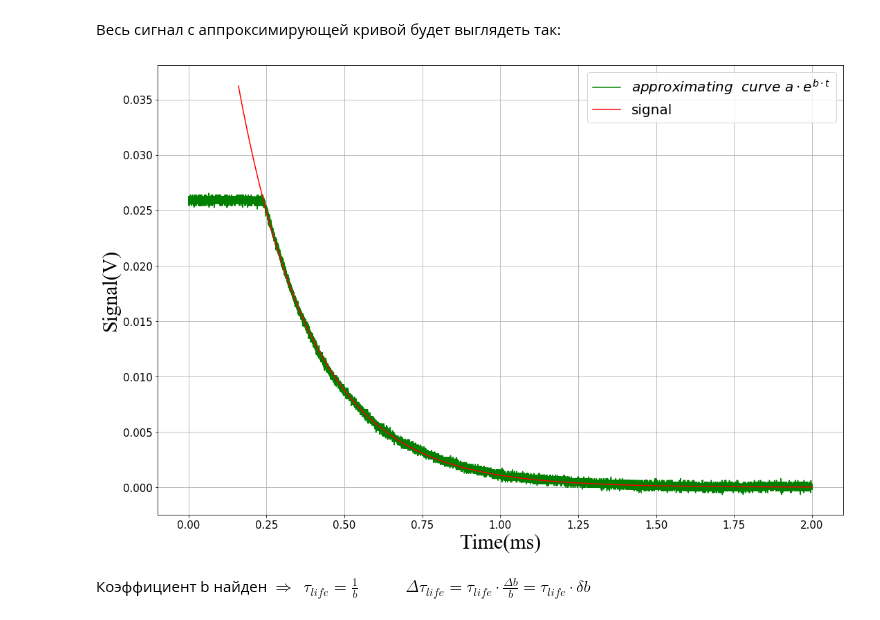
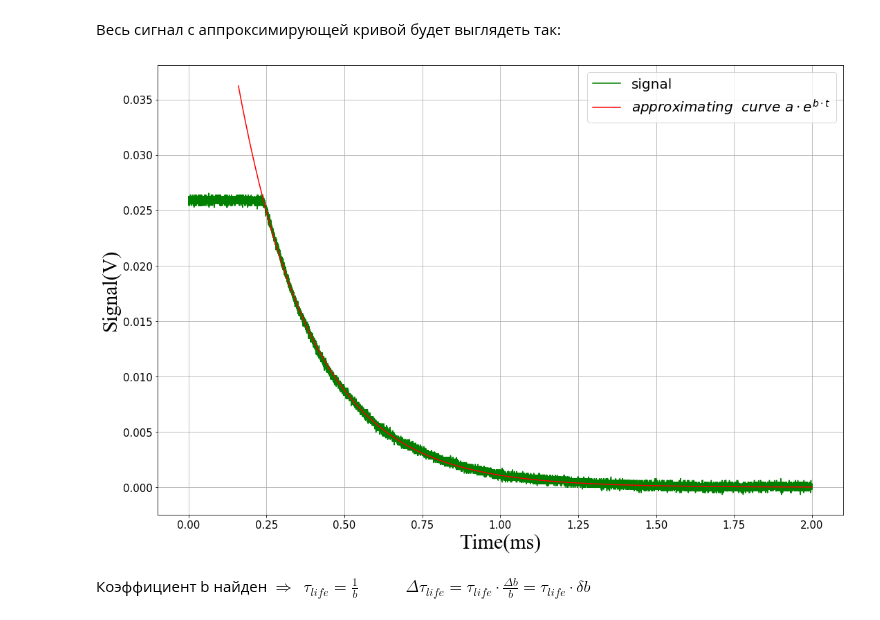
Before and after one commit to starosta39/laboratory_work, a Jupyter notebook: neodymium_laser/Neodymium_laser.ipynb, the cells around one changed output. Drawn from its saved outputs; the diff is of its cells as text; code cells hidden in the pictures.

```diff
--- a/neodymium_laser/Neodymium_laser.ipynb
+++ b/neodymium_laser/Neodymium_laser.ipynb
@@ -80,18 +80,18 @@ ampl_coef = 1e+3
 # %%
 
 fig = plt.figure(figsize=(15, 10))
 ax = fig.add_subplot(1,1,1)
-ax.plot(time_lt * time_coef,  signal_lt, c = 'g',label = "$approximating~~curve~a\cdot e^{b\cdot t}$")
-ax.plot(time_lt[4000:]* time_coef, a*np.exp(b*time_lt[4000:]), c = 'r', label = "signal")
+ax.plot(time_lt * time_coef,  signal_lt, c = 'g',label = "signal")
+ax.plot(time_lt[4000:]* time_coef, a*np.exp(b*time_lt[4000:]), c = 'r', label = "$approximating~~curve~a\cdot e^{b\cdot t}$")
 ax.set_xlabel('Time(ms)',{'fontname':'Times New Roman'},fontweight='light',color='k', fontsize=30)
 ax.set_ylabel("Signal(V)",{'fontname':'Times New Roman'},fontweight='light',color='k', fontsize=30)
 ax.legend(fontsize=20)
 plt.tight_layout()
 plt.tick_params(axis='both', which='major', labelsize=15)
 ax.grid()
 plt.savefig(save_path + "\\" + "full_graph_lifetime.jpg")
 # %% [output]
-[figure, old version]
+[figure, new version]
 # %% [markdown]
 Коэффициент b найден $\Rightarrow~~ \tau_{life} = \frac{1}{b} ~~~~~~~~~~~~~\Delta \tau_{life} = \tau_{life}\cdot \frac{\Delta b}{b} = \tau_{life}\cdot \delta b $
 # %%
```
Also changed, not shown: parts of 1 cell of this notebook, 2 other files.
